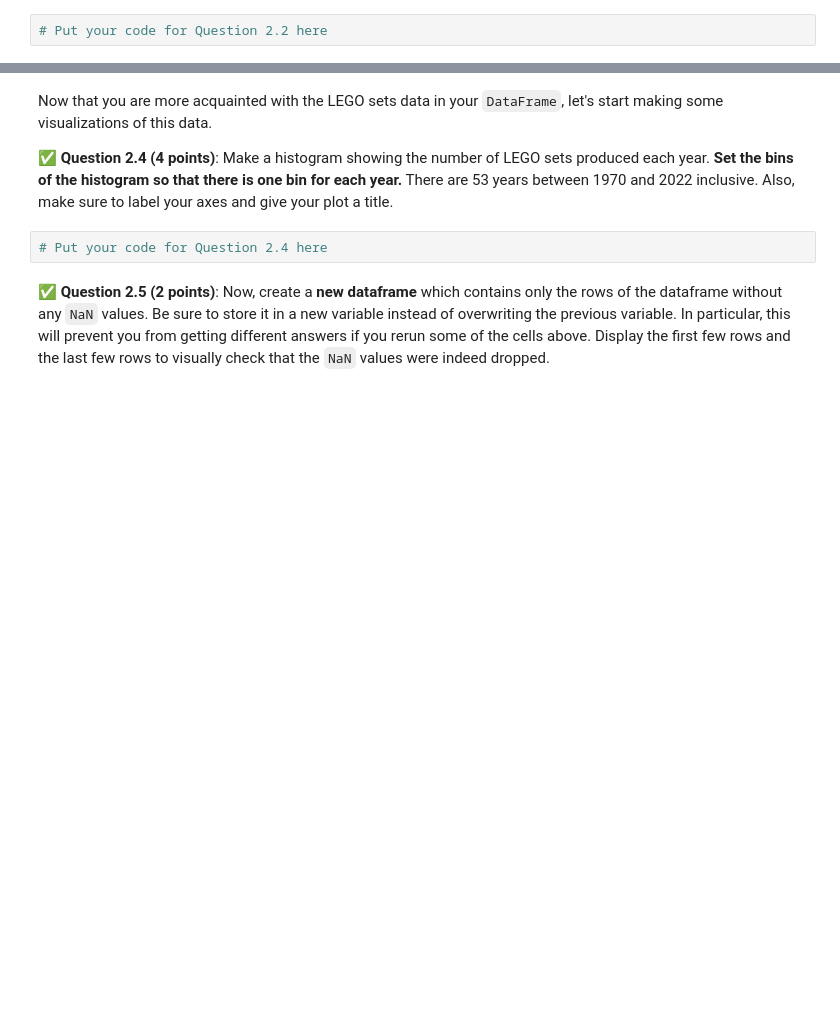
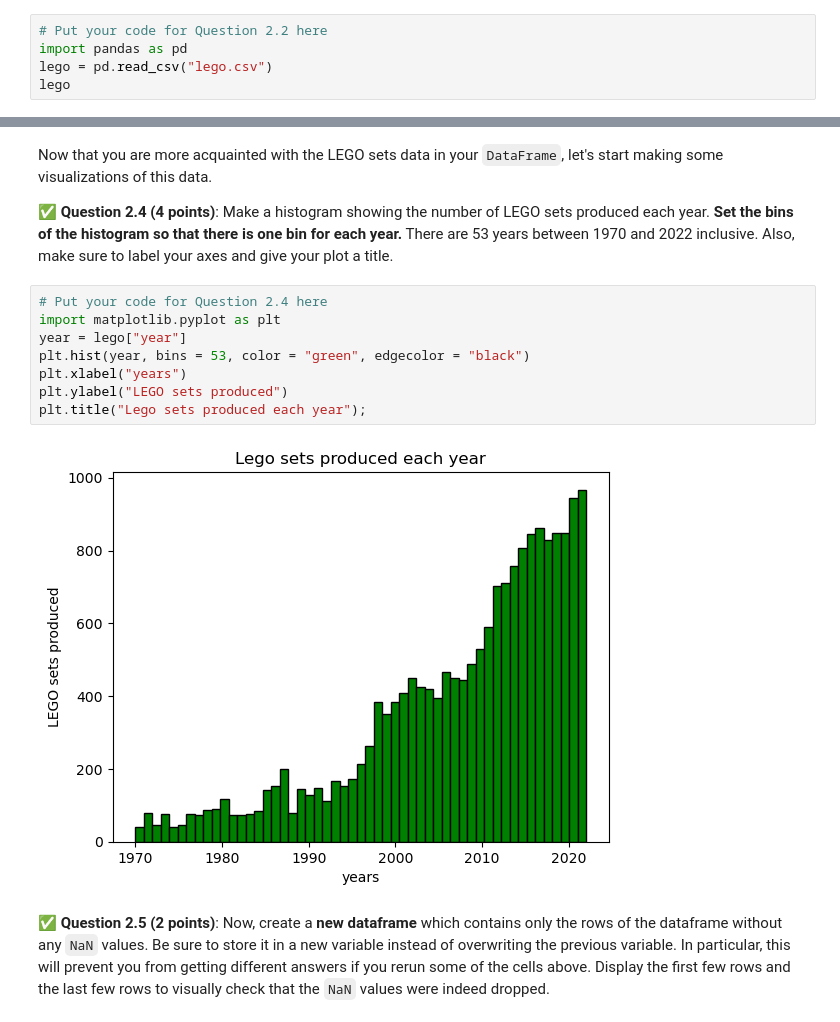
Before and after one commit to BadriAiman/cmse202-s24-turnin, a Jupyter notebook: midterm/CMSE202-Midterm-Section002-STUDENT.ipynb, the cells around one changed output, grey strips where cells are left out. Drawn from its saved outputs; the diff is of its cells as text; blank space fills up the shorter version.

```diff
--- a/midterm/CMSE202-Midterm-Section002-STUDENT.ipynb
+++ b/midterm/CMSE202-Midterm-Section002-STUDENT.ipynb
@@ -62,3 +62,6 @@ The file is also on D2L. Note that this file is different than the one on Kaggle
 &#9989; **Question 2.2 (2 points)**: Read in the `lego.csv` dataset into a `Pandas` `DataFrame` and then display the first few rows and the last few rows. Note that this csv file already has column headers in the first row.
 # %%
 # Put your code for Question 2.2 here
+import pandas as pd
+lego = pd.read_csv("lego.csv")
+lego
@@ -100,8 +134,16 @@ The file is also on D2L. Note that this file is different than the one on Kaggle
 Now that you are more acquainted with the LEGO sets data in your `DataFrame`, let's start making some visualizations of this data.
 
 &#9989; **Question 2.4 (4 points)**: Make a histogram showing the number of LEGO sets produced each year. **Set the bins of the histogram so that there is one bin for each year.** There are 53 years between 1970 and 2022 inclusive. Also, make sure to label your axes and give your plot a title.
-# %%
-# Put your code for Question 2.4 here
+# %%
+# Put your code for Question 2.4 here
+import matplotlib.pyplot as plt
+year = lego["year"]
+plt.hist(year, bins = 53, color = "green", edgecolor = "black")
+plt.xlabel("years")
+plt.ylabel("LEGO sets produced")
+plt.title("Lego sets produced each year");
+# %% [output]
+[figure, added]
 # %% [markdown]
 &#9989; **Question 2.5 (2 points)**: Now, create a **new dataframe** which contains only the rows of the dataframe without any `NaN` values. Be sure to store it in a new variable instead of overwriting the previous variable. In particular, this will prevent you from getting different answers if you rerun some of the cells above. Display the first few rows and the last few rows to visually check that the `NaN` values were indeed dropped.
 # %%
```
Also changed, not shown: parts of 17 cells of this notebook, 1 other file.
